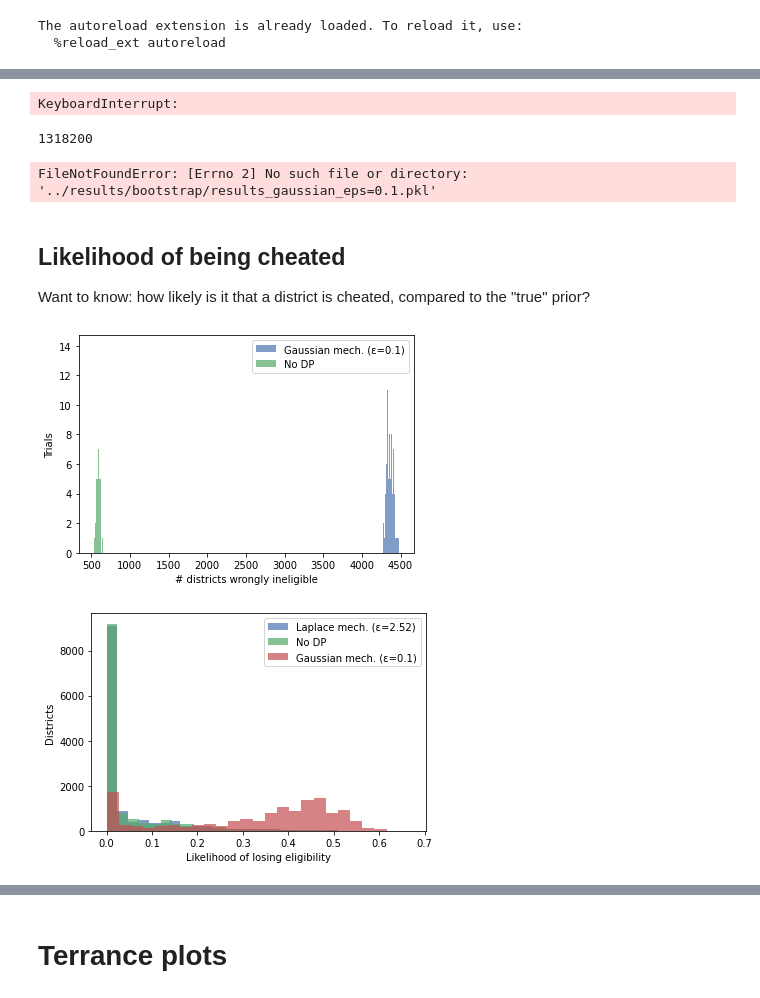
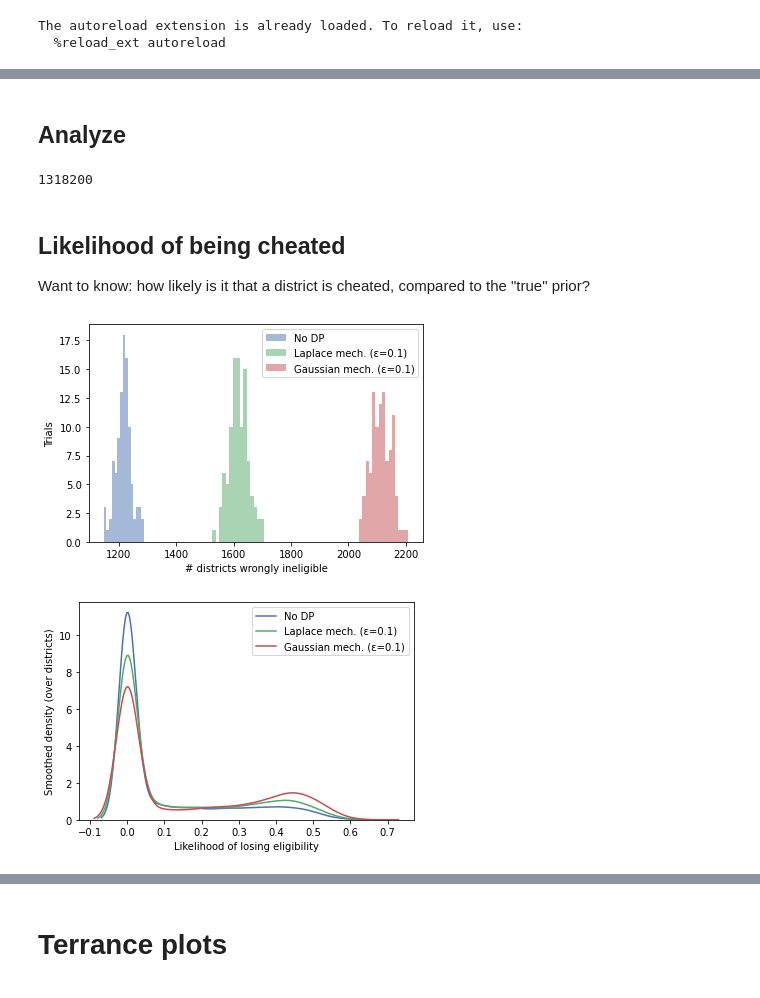
Before and after one commit to ryansteed/dp-policy, a Jupyter notebook: notebooks/plot_sampling.ipynb, the cells around one changed output, grey strips where cells are left out. Saved outputs shown, nothing was run; the diff lists cells and outputs as text; code cells hidden in the pictures.

```diff
--- a/notebooks/plot_sampling.ipynb
+++ b/notebooks/plot_sampling.ipynb
@@ -15,7 +15,7 @@ plt.style.use('seaborn-deep')
 
 pd.options.mode.chained_assignment = None
 
-num_bins = 25
+num_bins = 15
 
 %load_ext autoreload
 %autoreload 2
@@ -37,7 +38,12 @@ with open('../results/bootstrap/results_nondp.pkl', 'wb') as handle:
 results.to_csv('../results/bootstrap/results_nondp.csv')
 # %%
 delta = 1e-6
-for epsilon in [0.01, 2.52]:
+for epsilon in [
+    0.01,
+    2.52,
+    0.1,
+#     1.0
+]:
     # Laplace
     mech = Sampled(saipe, mechanism=LaplaceMech, epsilon=epsilon, delta=delta)
     results, results_laplace = collect_results(saipe, mech, sppe, num_runs=NUM_RUNS)
@@ -53,71 +59,81 @@ for epsilon in [0.01, 2.52]:
     with open('../results/bootstrap/results_gaussian_eps={}.pkl'.format(epsilon), 'wb') as handle:
         pickle.dump(results_gaussian, handle)
     results.to_csv('../results/bootstrap/results_gaussian_eps={}.csv'.format(epsilon))
-# %% [output]
-KeyboardInterrupt:
+# %% [markdown]
+## Analyze
 # %%
-col_grant = "basic" # choices: basic, targeted, concentration, total
-epsilon = 0.01
+col_grant = "total" # choices: basic, targeted, concentration, total
+epsilon = 0.1
 # %%
 with open("../results/bootstrap/results_nondp.pkl", 'rb') as handle:
     results_sampling = pickle.load(handle)
 df_sampling = pd.read_csv("../results/bootstrap/results_nondp.csv")
 
-epsilon=2.52
 path_laplace = "../results/bootstrap/results_laplace_eps={}.pkl".format(epsilon)
 with open(path_laplace, 'rb') as handle:
     results_laplace = pickle.load(handle)
 df_laplace = pd.read_csv("../results/bootstrap/results_laplace_eps={}.csv".format(epsilon))
 print(len(df_laplace))
 
-epsilon=0.1
 path_gaussian = "../results/bootstrap/results_gaussian_eps={}.pkl".format(epsilon)
 with open(path_gaussian, 'rb') as handle:
     results_gaussian = pickle.load(handle)
 df_gaussian = pd.read_csv("../results/bootstrap/results_gaussian_eps={}.csv".format(epsilon))
 # %% [output]
 1318200
-FileNotFoundError: [Errno 2] No such file or directory: '../results/bootstrap/results_gaussian_eps=0.1.pkl'
 # %% [markdown]
 ## Likelihood of being cheated
 
 Want to know: how likely is it that a district is cheated, compared to the "true" prior?
 # %%
 for treatment, df in {
-  # "Laplace mech. (ε=2.52)".format(epsilon): df_laplace,
+    "No DP": df_sampling,
+  "Laplace mech. (ε={})".format(epsilon): df_laplace,
   "Gaussian mech. (ε={})".format(epsilon): df_gaussian,
-  "No DP": df_sampling,
 }.items():
-  # "cheated" when ineligible but should have been eligible under the prior
-  df["lost_eligibility"] = \
-    ~df["est_eligible_{}".format(col_grant)] & df["true_eligible_{}".format(col_grant)]
-  x = df.groupby('run')["lost_eligibility"].sum()
-  plt.hist(x, bins=num_bins, label=treatment, alpha=0.7)
+    # "cheated" when ineligible but should have been eligible under the prior
+    if col_grant == "total":
+        df["lost_eligibility"] = \
+            (df["est_eligible_basic"] & ~df["true_eligible_basic"]) |\
+            (df["est_eligible_concentration"] & ~df["true_eligible_concentration"]) |\
+            (df["est_eligible_targeted"] & ~df["true_eligible_targeted"])
+    else:
+        df["lost_eligibility"] = \
+            ~df["est_eligible_{}".format(col_grant)] & df["true_eligible_{}".format(col_grant)]
+    x = df.groupby('run')["lost_eligibility"].sum()
+    plt.hist(x, bins=num_bins, label=treatment, alpha=0.5)
+    #   sns.kdeplot(x, bw=0.4, label=treatment)
 
 plt.xlabel("# districts wrongly ineligible")
 plt.ylabel("Trials")
 plt.legend(loc='upper right')
 plt.show()
 
 
 for treatment, df in {
-  "Laplace mech. (ε=2.52)".format(epsilon): df_laplace,
-  "No DP": df_sampling,
-  "Gaussian mech. (ε={})".format(epsilon): df_gaussian
+    "No DP": df_sampling,
+    "Laplace mech. (ε={})".format(epsilon): df_laplace,
+    "Gaussian mech. (ε={})".format(epsilon): df_gaussian,
 }.items():
-  # "cheated" when ineligible but should have been eligible under the prior
-  df["lost_eligibility"] = \
-    ~df["est_eligible_{}".format(col_grant)] & df["true_eligible_{}".format(col_grant)]
-  x = df.groupby(['State FIPS Code', 'District ID'])["lost_eligibility"].mean()
-  plt.hist(x, bins=num_bins, label=treatment, alpha=0.7)
-  # sns.kdeplot(x, bw=0.15, label=treatment)
+    # "cheated" when ineligible but should have been eligible under the prior
+    if col_grant == "total":
+        df["lost_eligibility"] = \
+            (df["est_eligible_basic"] & ~df["true_eligible_basic"]) |\
+            (df["est_eligible_concentration"] & ~df["true_eligible_concentration"]) |\
+            (df["est_eligible_targeted"] & ~df["true_eligible_targeted"])
+    else:
+        df["lost_eligibility"] = \
+            ~df["est_eligible_{}".format(col_grant)] & df["true_eligible_{}".format(col_grant)]
+    x = df.groupby(['State FIPS Code', 'District ID'])["lost_eligibility"].mean()
+    #   plt.hist(x, bins=num_bins, label=treatment, alpha=0.5)
+    sns.kdeplot(x, bw=0.15, label=treatment)
 
 plt.xlabel("Likelihood of losing eligibility")
-plt.ylabel("Districts")
+plt.ylabel("Smoothed density (over districts)")
 plt.legend(loc='upper right')
 plt.show()
 # %% [output]
-[figure, old version]
+[figure, new version]
-[figure, old version]
+[figure, new version]
 # %%
 for treatment, df in {
```
Also changed, not shown: parts of 5 cells of this notebook, 2 other files.
